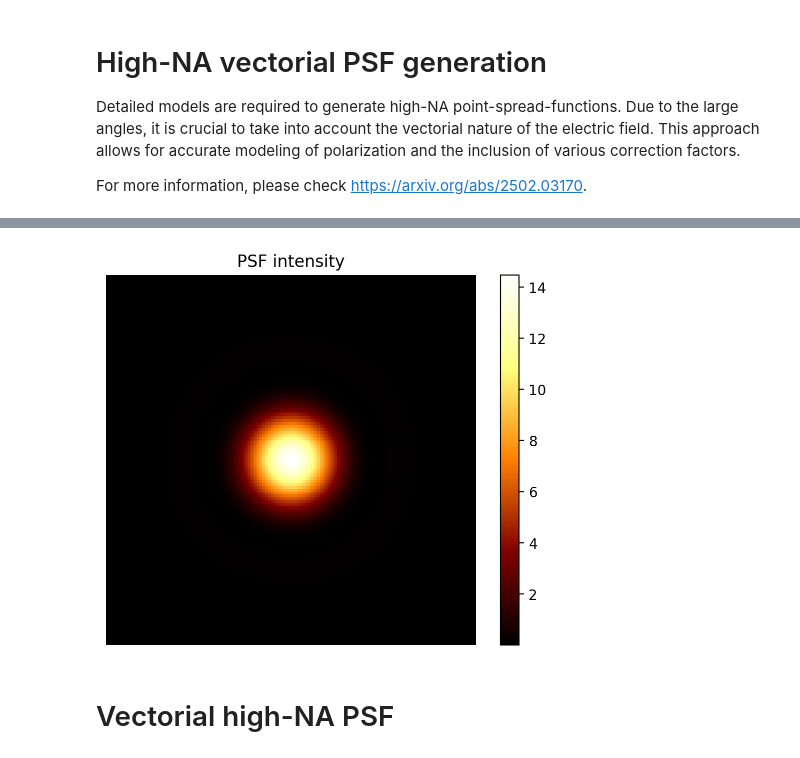
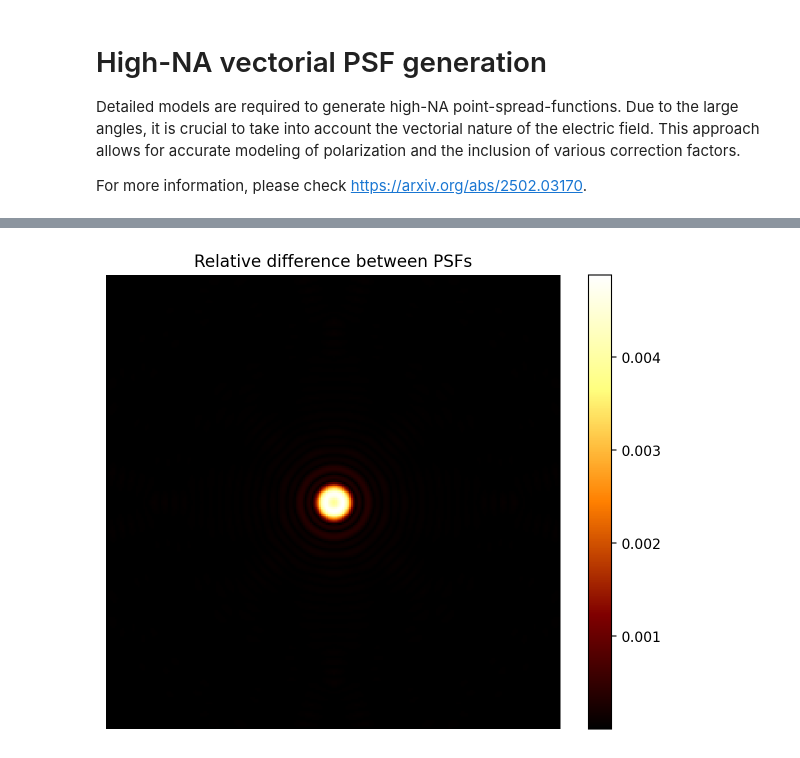
Before and after one commit to jon-dong/chromatix, a Jupyter notebook: docs/examples/highNA_PSF.ipynb, the cells around one changed output, grey strips where cells are left out. Drawn from its saved outputs; the diff is of its cells as text; code cells hidden in the pictures.

```diff
--- a/docs/examples/highNA_PSF.ipynb
+++ b/docs/examples/highNA_PSF.ipynb
@@ -21,12 +25,11 @@ import chromatix.functional as cf
 # %%
-camera_shape: tuple[int, int] = (128, 128)
 pupil_shape: tuple[int, int] = (256, 256)
-camera_pixel_pitch: float = (0.01, 0.01)
 f: float = 10e3
-NA: float = 1.2
+NA: float = 0.2
 n: float = 1.5
 wavelength: float = 0.532
 wavelength_ratio: float = 1.0
 
-correction = f * NA / n
-dx = 2 * correction / min(pupil_shape)
+padding_factor = 10
+waist = f * NA / n * 3
+dx = 2 * f * NA / n / min(pupil_shape) * padding_factor
@@ -35,20 +36,17 @@ dx = 2 * correction / min(pupil_shape)
 # %%
-field_pup = cf.gaussian_plane_wave(
+field_pup0 = cf.gaussian_plane_wave(
     pupil_shape,
     dx,
     wavelength,
     wavelength_ratio,
-    waist=correction,
-    pupil=lambda field: cf.circular_pupil(field, 2 * correction),
+    waist=waist,
+    pupil=lambda field: cf.circular_pupil(field, 2 * f * NA / n),
 )
 
-field = cf.high_na_ff_lens(
-    field_pup,
-    f,
-    n,
-    NA,
-    camera_shape,
-    camera_pixel_pitch,
+field_ff_lens = cf.ff_lens(field_pup0, f, n, NA)
+field_high_na = cf.high_na_ff_lens(
+    field_pup0, f, n, NA, s_z_correction=False, apodization=False
 )
 
-psf_scalar = jnp.abs(field.u.squeeze()) ** 2
+psf_ff_lens = jnp.abs(field_ff_lens.u.squeeze()) ** 2
+psf_high_na = jnp.abs(field_high_na.u.squeeze()) ** 2
@@ -55,11 +74,11 @@ psf_scalar = jnp.abs(field.u.squeeze()) ** 2
 # %%
-plt.figure()
-plt.imshow(psf_scalar.squeeze(), cmap="afmhot")
+# display difference
+plt.figure(figsize=(6, 5))
+plt.imshow(jnp.abs(psf_high_na - psf_ff_lens) / jnp.max(psf_ff_lens), cmap="afmhot")
+plt.title("Relative difference between PSFs")
+plt.axis("off")
 plt.colorbar()
-plt.title("PSF intensity")
-plt.axis("off")
+plt.tight_layout()
 plt.show()
 # %% [output]
-[figure, old version]
+[figure, new version]
-# %% [markdown]
-# Vectorial high-NA PSF
```
Also changed, not shown: parts of 11 cells of this notebook, 1 other file.
